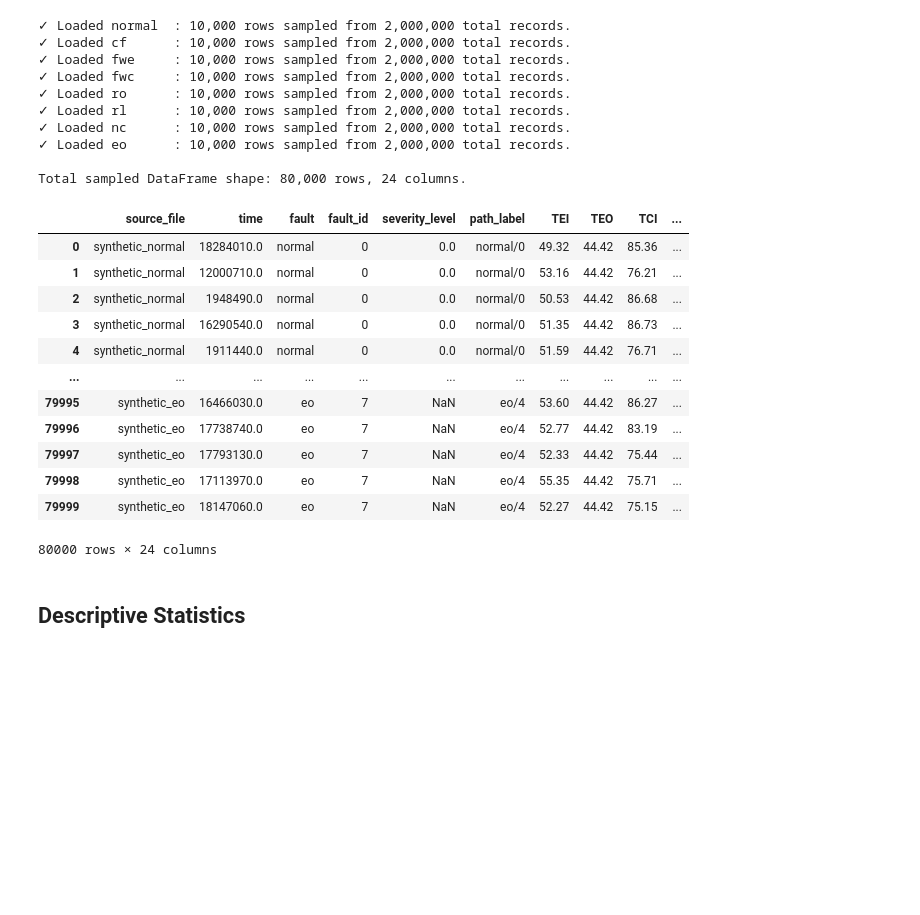
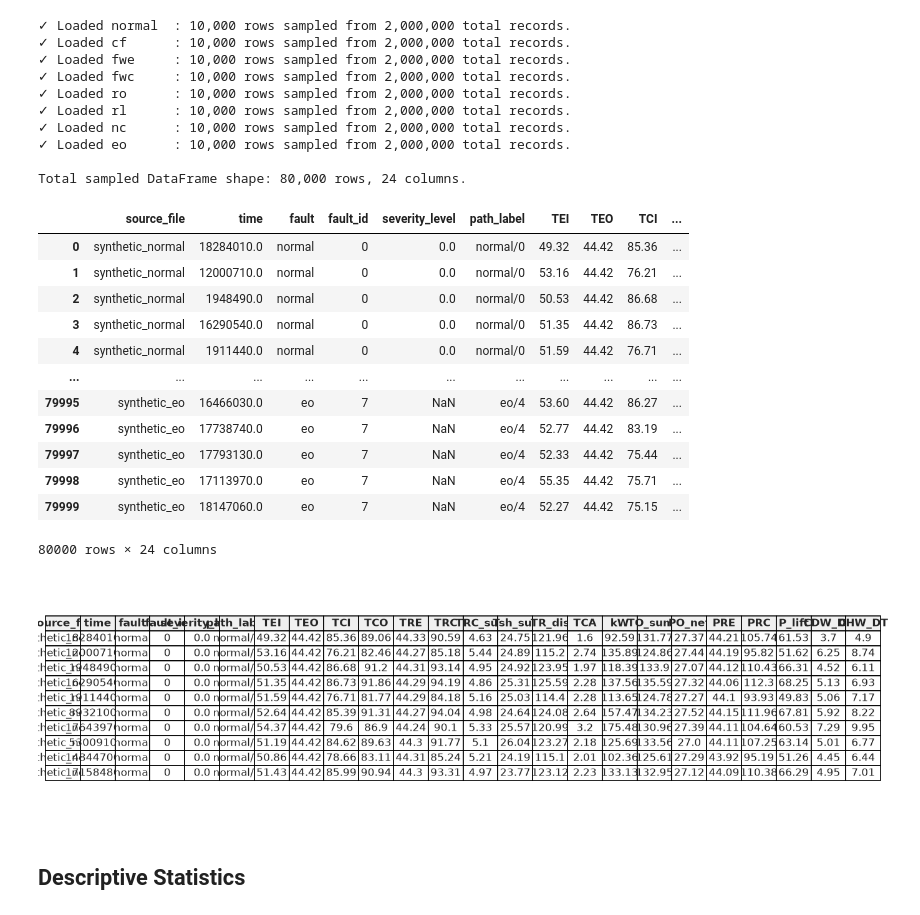
Before and after one commit to HenriqueOliveira2007/eda-chiller-fault-detection-diagnostics-dataset, a Jupyter notebook: analysis.ipynb, the cells around one changed output. Saved outputs shown, nothing was run; the diff lists cells and outputs as text; code cells hidden in the pictures; blank space fills up the shorter version.

```diff
--- a/analysis.ipynb
+++ b/analysis.ipynb
@@ -131,21 +131,46 @@ print(f"\nTotal sampled DataFrame shape: {len(df):,d} rows, {df.shape[1]} column
 
 Total sampled DataFrame shape: 80,000 rows, 24 columns.
 # %%
+df_subset = df.head(10)
+
+fig, ax = plt.subplots(figsize=(12, 4))
+ax.axis('tight')
+ax.axis('off')
+
+tabela = ax.table(
+    cellText=df_subset.values,
+    colLabels=df_subset.columns,
+    cellLoc='center',
+    loc='center'
+)
+
+tabela.auto_set_font_size(False)
+tabela.set_fontsize(10)
+tabela.scale(1.2, 1.2)
+
+for (row, col), cell in tabela.get_celld().items():
+    if row == 0:
+        cell.set_text_props(weight='bold')
+        cell.set_facecolor('#f0f0f0')
+
+plt.savefig('dataframe.png', bbox_inches='tight', dpi=900)
+
 df
 # %% [output]
 |  | source_file | time | fault | fault_id | severity_level | path_label | TEI | TEO | TCI | ... |
 | 0 | synthetic_normal | 18284010.0 | normal | 0 | 0.0 | normal/0 | 49.32 | 44.42 | 85.36 | ... |
 | 1 | synthetic_normal | 12000710.0 | normal | 0 | 0.0 | normal/0 | 53.16 | 44.42 | 76.21 | ... |
 | 2 | synthetic_normal | 1948490.0 | normal | 0 | 0.0 | normal/0 | 50.53 | 44.42 | 86.68 | ... |
 | 3 | synthetic_normal | 16290540.0 | normal | 0 | 0.0 | normal/0 | 51.35 | 44.42 | 86.73 | ... |
 | 4 | synthetic_normal | 1911440.0 | normal | 0 | 0.0 | normal/0 | 51.59 | 44.42 | 76.71 | ... |
 | ... | ... | ... | ... | ... | ... | ... | ... | ... | ... | ... |
 | 79995 | synthetic_eo | 16466030.0 | eo | 7 | NaN | eo/4 | 53.60 | 44.42 | 86.27 | ... |
 | 79996 | synthetic_eo | 17738740.0 | eo | 7 | NaN | eo/4 | 52.77 | 44.42 | 83.19 | ... |
 | 79997 | synthetic_eo | 17793130.0 | eo | 7 | NaN | eo/4 | 52.33 | 44.42 | 75.44 | ... |
 | 79998 | synthetic_eo | 17113970.0 | eo | 7 | NaN | eo/4 | 55.35 | 44.42 | 75.71 | ... |
 | 79999 | synthetic_eo | 18147060.0 | eo | 7 | NaN | eo/4 | 52.27 | 44.42 | 75.15 | ... |
 80000 rows × 24 columns
+[figure, added]
 # %% [markdown]
 ## Descriptive Statistics
 # %%
```
Also changed, not shown: parts of 4 cells of this notebook, 5 other files.
